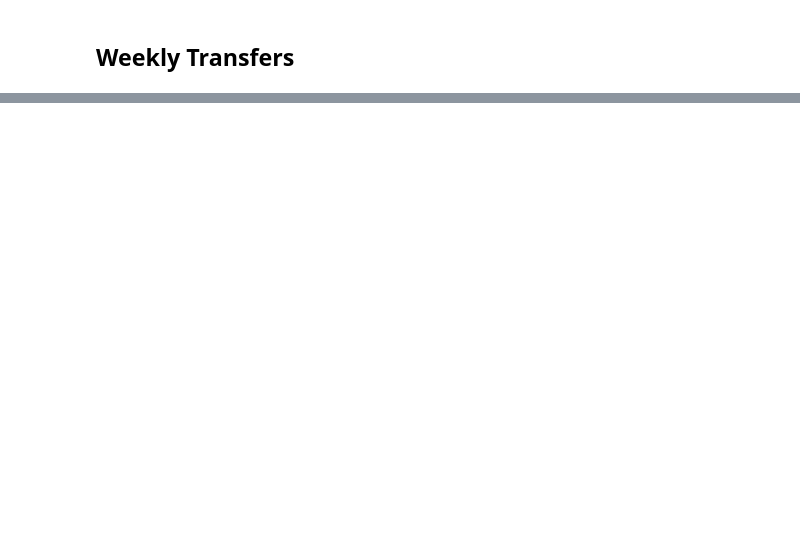
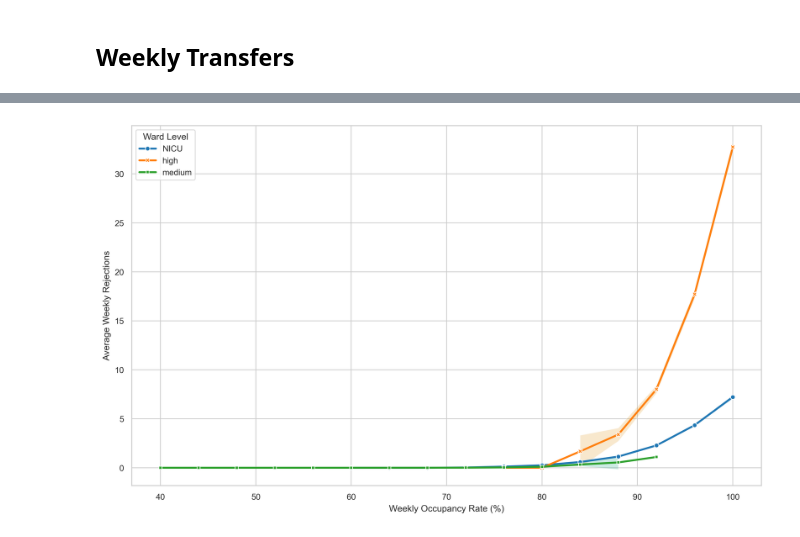
Before and after one commit to alex-dietz/Discrete-Event-Simulation-for-Neonatal-Care-System, a Jupyter notebook: notebooks/output_comparison.ipynb, the cells around one changed output, grey strips where cells are left out. Cells and saved outputs as stored; diff of their text form; code cells hidden in the pictures; blank space fills up the shorter version.

```diff
--- a/notebooks/output_comparison.ipynb
+++ b/notebooks/output_comparison.ipynb
@@ -258,2 +609,7 @@ comparison_table
 # %% [markdown]
 <h2>Weekly Transfers</h2>
+# %%
+base_file_name = "occupancy_by_hospital"
+occupancy_rates = read_files(base_file_name, False)
+base_file_name = "admission_log"
+admissions = read_files(base_file_name, False)
@@ -391,0 +839,41 @@ for ward_level in ward_levels:
+# %%
+subset = aggregated_data
+# filter file 0
+subset = subset[subset["file"] == 0]
+# Initialize the plot
+plt.figure(figsize=(10, 6), dpi=400)
+palette = sns.color_palette("tab10", subset["ward_level"].nunique())
+# Plot each ward level with a different color and include confidence intervals
+sns.lineplot(
+    data=subset,
+    x="moving_average_rounded",
+    y="weekly_transfer_mean",
+    hue="ward_level",
+    style="ward_level",  # Different markers for each ward level
+    markers=True,
+    dashes=False,
+    palette=palette,
+    linewidth=2,
+)
+
+# Plot confidence intervals for each ward level
+for ward in subset["ward_level"].unique():
+    ward_data = subset[subset["ward_level"] == ward]
+    plt.fill_between(
+        ward_data["moving_average_rounded"],
+        ward_data["weekly_transfer_ci_lower"],
+        ward_data["weekly_transfer_ci_upper"],
+        alpha=0.2,
+    )
+
+# Labels and title
+plt.xlabel("Weekly Occupancy Rate (%)")
+plt.ylabel("Average Weekly Rejections")
+plt.legend(title="Ward Level")
+plt.grid(True)
+plt.tight_layout()
+
+# Show plot
+plt.show()
+# %% [output]
+[figure, added]
```
Also changed, not shown: parts of 22 cells of this notebook, 3 other files.
